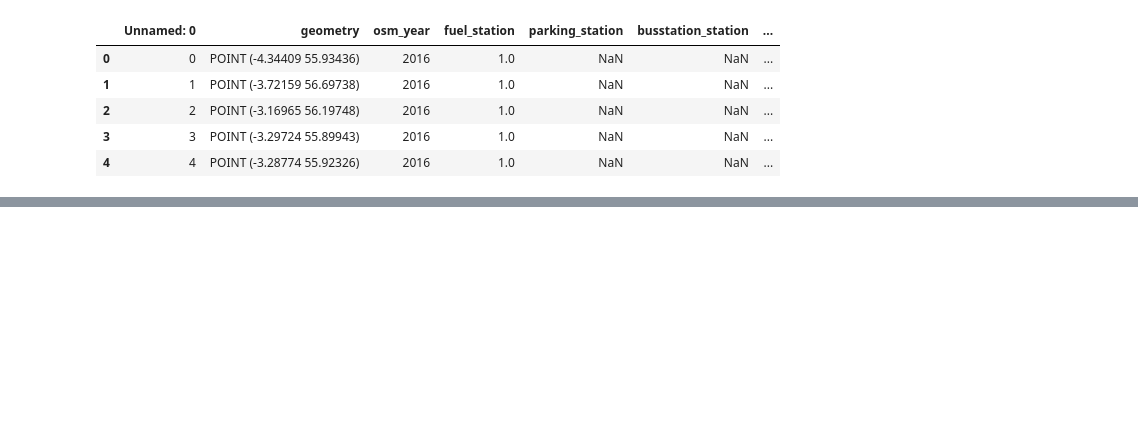
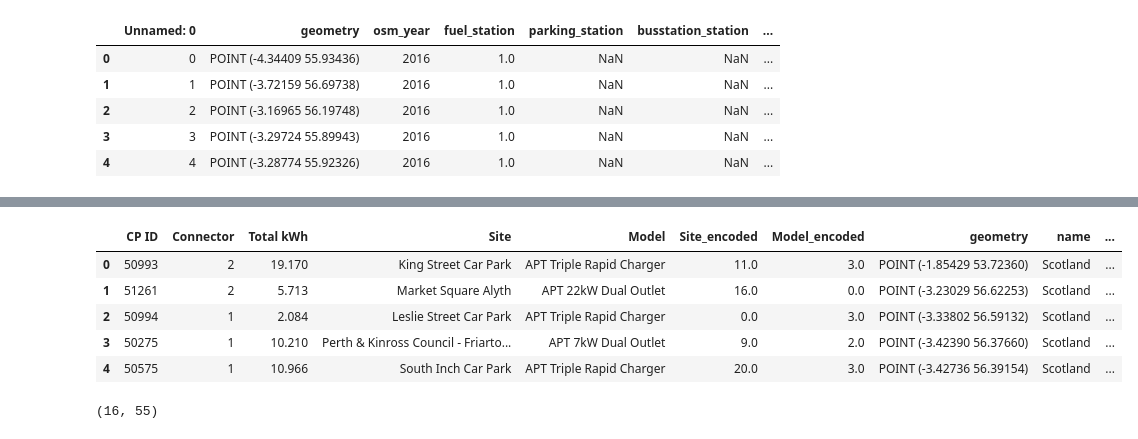
Before and after one commit to JuanRFernandez/Framework-EV-Charging-Medium-Term-Forecasting, a Jupyter notebook: notebooks/0.4-juan-geometry_distances.ipynb, the cells around one changed output, grey strips where cells are left out. Cells and saved outputs as stored; diff of their text form; code cells hidden in the pictures; blank space fills up the shorter version.

```diff
--- a/notebooks/0.4-juan-geometry_distances.ipynb
+++ b/notebooks/0.4-juan-geometry_distances.ipynb
@@ -322,0 +275,20 @@ InvalidIndexError: Reindexing only valid with uniquely valued Index objects
+# %%
+def split_and_clean_by_year(result_gdf, amenities, years):
+    gdfs = {}
+    for year in years:
+        selected_columns = [col for col in result_gdf.columns if str(year) in col or col not in [f"{amenity}_count_{y}" for y in range(min(years), max(years) + 1) for amenity in amenities] and col not in [f"{amenity}_avg_distance_{y}" for y in range(min(years), max(years) + 1) for amenity in amenities]]
+        gdf_year = result_gdf[selected_columns].copy()
+
+        # Rename the columns to remove the year suffix
+        renaming_dict = {col: col.split(f'_{year}')[0] if f'_{year}' in col else col for col in gdf_year.columns}
+        gdf_year.rename(columns=renaming_dict, inplace=True)
+
+        gdfs[year] = gdf_year
+
+    return gdfs
+
+# Usage
+years = [2016, 2017, 2018, 2019]
+amenities = ['fuel_station', 'parking_station', 'busstation_station', 'trainstation_station', 'mall_station', 'supermarket_station', 'restaurant_station', 'hotel_station', 'school_station', 'university_station', 'cinema_station', 'theatre_station']
+gdfs = split_and_clean_by_year(result_gdf, amenities, years)
+gdf_2016, gdf_2017, gdf_2018, gdf_2019 = gdfs[2016], gdfs[2017], gdfs[2018], gdfs[2019]
@@ -322,0 +303,13 @@ InvalidIndexError: Reindexing only valid with uniquely valued Index objects
+# %%
+gdf_2016.head()
+# %% [output]
+|  | CP ID | Connector | Total kWh | Site | Model | Site_encoded | Model_encoded | geometry | name | ... |
+| 0 | 50993 | 2 | 19.170 | King Street Car Park | APT Triple Rapid Charger | 11.0 | 3.0 | POINT (-1.85429 53.72360) | Scotland | ... |
+| 1 | 51261 | 2 | 5.713 | Market Square Alyth | APT 22kW Dual Outlet | 16.0 | 0.0 | POINT (-3.23029 56.62253) | Scotland | ... |
+| 2 | 50994 | 1 | 2.084 | Leslie Street Car Park | APT Triple Rapid Charger | 0.0 | 3.0 | POINT (-3.33802 56.59132) | Scotland | ... |
+| 3 | 50275 | 1 | 10.210 | Perth & Kinross Council - Friarto... | APT 7kW Dual Outlet | 9.0 | 2.0 | POINT (-3.42390 56.37660) | Scotland | ... |
+| 4 | 50575 | 1 | 10.966 | South Inch Car Park | APT Triple Rapid Charger | 20.0 | 3.0 | POINT (-3.42736 56.39154) | Scotland | ... |
+# %%
+gdf_2016.shape
+# %% [output]
+(16, 55)
```
Also changed, not shown: parts of 31 cells of this notebook, 5 other files.
